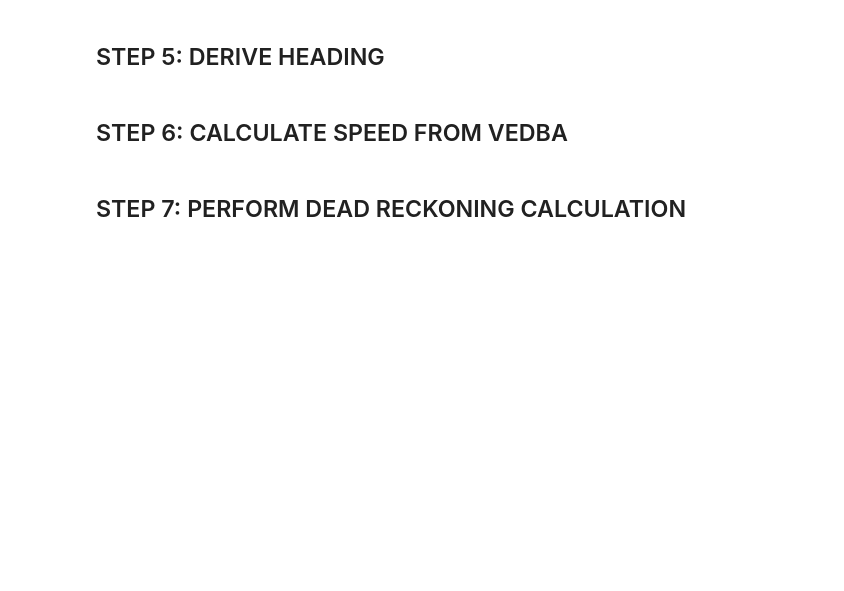
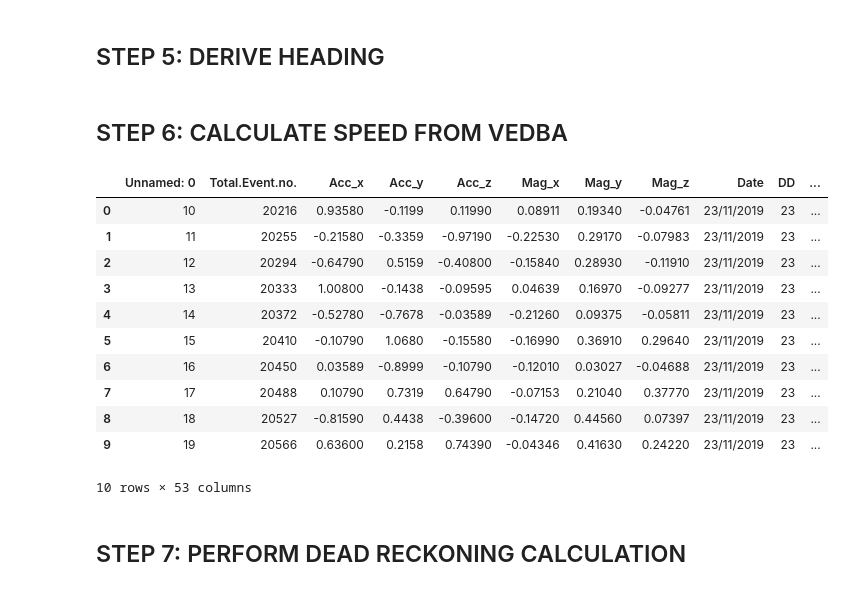
Before and after one commit to rhemitoth/Dead_Reckoning_Python, a Jupyter notebook: Dead_Reckoning_Working.ipynb, the cells around one changed output. Saved outputs shown, nothing was run; the diff lists cells and outputs as text; code cells hidden in the pictures; blank space fills up the shorter version.

```diff
--- a/Dead_Reckoning_Working.ipynb
+++ b/Dead_Reckoning_Working.ipynb
@@ -20,7 +21,7 @@ df['datetime'] = pd.to_datetime(df['datetime_txt'], format = '%d/%m/%Y %H:%M:%S'
 df['rowID'] = range(0,len(df))
 
 # Calculate elapsed time
-df['elapsed_time'] = df['datetime'].diff()
+df['elapsed_time'] = df['datetime'].diff().apply(lambda x: x.total_seconds())
 # %% [markdown]
 ## STEP 1: COMPUTE ACCELERATION COMPONENTS
 Static acceleration is the acceleration component due to the pull of gravity. Following Shepard et al. 2008, static acceleration can be approximated using a moving average. According to Shepard et al. 2008, the length of the running mean should correspond to the point (or follow the point) where calculated overall dynamic body acceleration (ODBA) stabizes.
@@ -212,9 +227,42 @@ def get_heading(row):
     h = math.atan2(rnmy,-rnmx)*180/math.pi
     return h
 
+def get_raw_heading(row):
+    nmx = row['NMx']
+    nmy = row['NMy']
+    h = math.atan2(nmy,-nmx)*180/math.pi
+    return h
+
 # Calculate heading
 df['H'] = df.apply(get_heading,axis = 1)
+df['H_raw'] = df.apply(get_raw_heading,axis=1)
 # %% [markdown]
 ## STEP 6: CALCULATE SPEED FROM VEDBA
+# %%
+# Initialize constants with nominal values
+# These will be changed later on when aligning dead-reckoned trajectories with GPS
+
+m = 1 # constant of proportionality
+c = 0.01 # constant
+
+# Calculate speed (speed = (m*VeDBA)+c
+df['s'] = m*df['VeDBA'] + c
+
+# Calculate distance (distance = speed * time)
+df['d'] = df['s'] * df['elapsed_time']
+df.head(10)
+# %% [output]
+|  | Unnamed: 0 | Total.Event.no. | Acc_x | Acc_y | Acc_z | Mag_x | Mag_y | Mag_z | Date | DD | ... |
+| 0 | 10 | 20216 | 0.93580 | -0.1199 | 0.11990 | 0.08911 | 0.19340 | -0.04761 | 23/11/2019 | 23 | ... |
+| 1 | 11 | 20255 | -0.21580 | -0.3359 | -0.97190 | -0.22530 | 0.29170 | -0.07983 | 23/11/2019 | 23 | ... |
+| 2 | 12 | 20294 | -0.64790 | 0.5159 | -0.40800 | -0.15840 | 0.28930 | -0.11910 | 23/11/2019 | 23 | ... |
+| 3 | 13 | 20333 | 1.00800 | -0.1438 | -0.09595 | 0.04639 | 0.16970 | -0.09277 | 23/11/2019 | 23 | ... |
+| 4 | 14 | 20372 | -0.52780 | -0.7678 | -0.03589 | -0.21260 | 0.09375 | -0.05811 | 23/11/2019 | 23 | ... |
+| 5 | 15 | 20410 | -0.10790 | 1.0680 | -0.15580 | -0.16990 | 0.36910 | 0.29640 | 23/11/2019 | 23 | ... |
+| 6 | 16 | 20450 | 0.03589 | -0.8999 | -0.10790 | -0.12010 | 0.03027 | -0.04688 | 23/11/2019 | 23 | ... |
+| 7 | 17 | 20488 | 0.10790 | 0.7319 | 0.64790 | -0.07153 | 0.21040 | 0.37770 | 23/11/2019 | 23 | ... |
+| 8 | 18 | 20527 | -0.81590 | 0.4438 | -0.39600 | -0.14720 | 0.44560 | 0.07397 | 23/11/2019 | 23 | ... |
+| 9 | 19 | 20566 | 0.63600 | 0.2158 | 0.74390 | -0.04346 | 0.41630 | 0.24220 | 23/11/2019 | 23 | ... |
+10 rows × 53 columns
 # %% [markdown]
 ## STEP 7: PERFORM DEAD RECKONING CALCULATION
```
Also changed, not shown: parts of 4 cells of this notebook.
